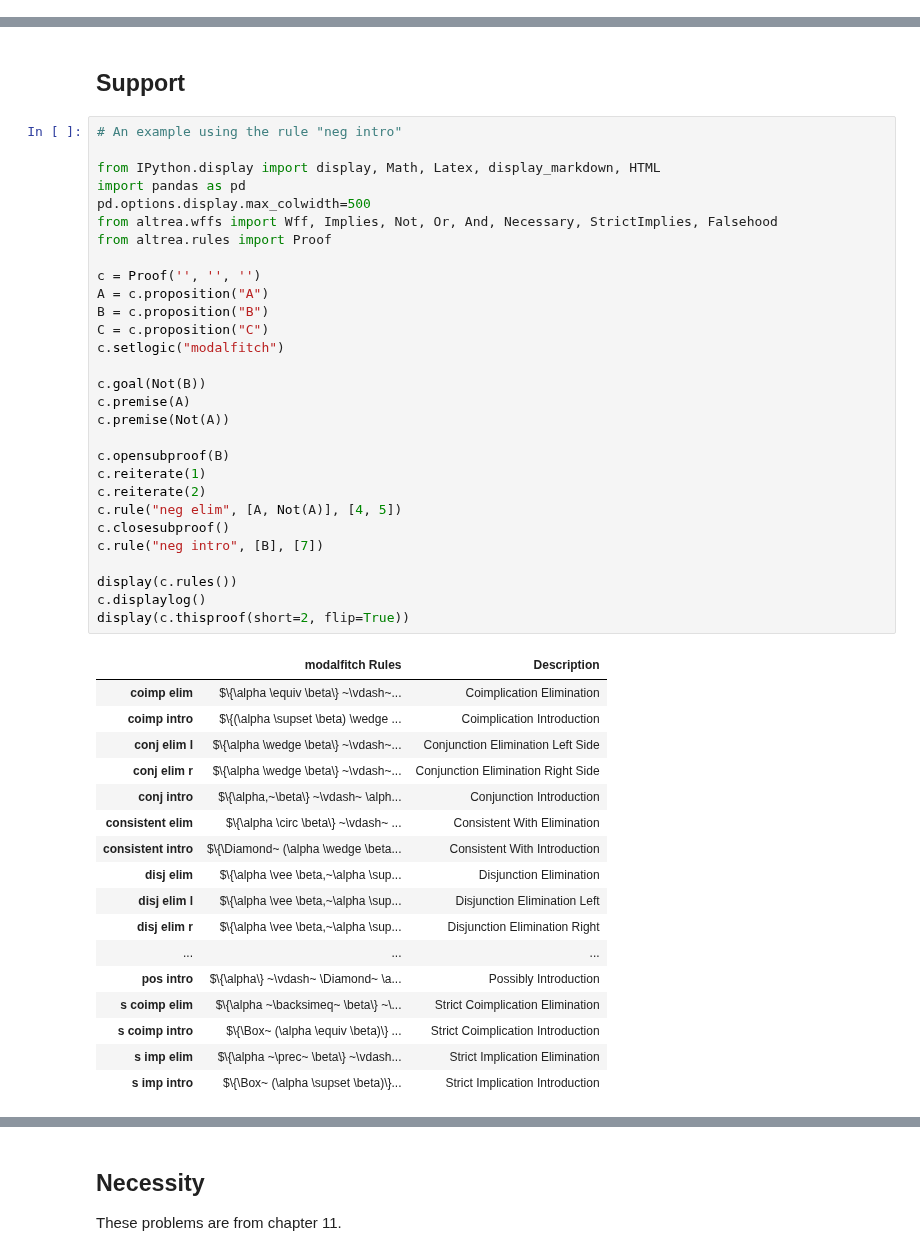
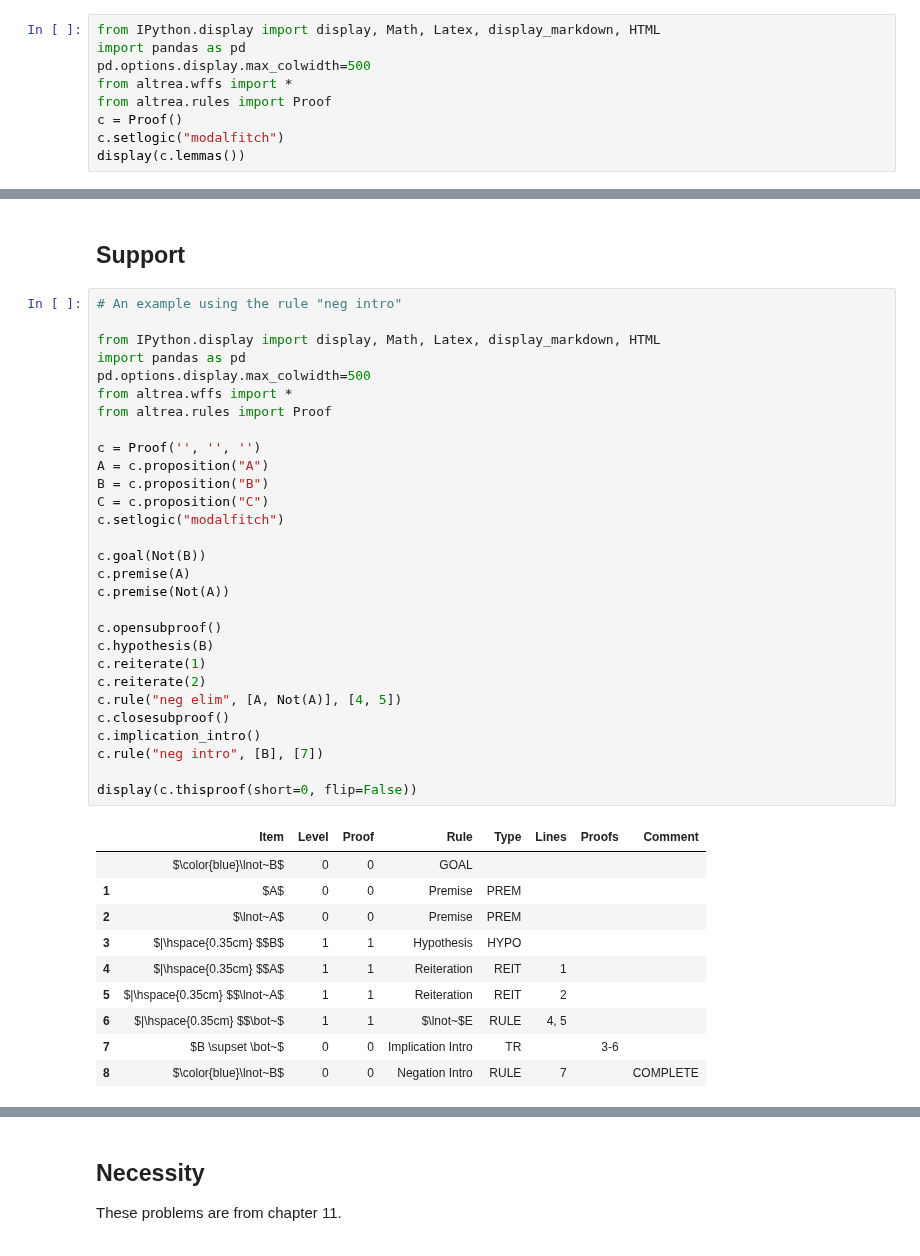
Before and after one commit to FrankHubeny/AltRea, a Jupyter notebook: modalfitch.ipynb, the cells around one changed output, grey strips where cells are left out. Cells and saved outputs as stored; diff of their text form.

```diff
--- a/modalfitch.ipynb
+++ b/modalfitch.ipynb
@@ -121,3 +117,12 @@ c.truthtable(useint=1)
 | 1 | 1 | $\parallel $ |  | 1 | $\color{green}\checkmark$ |
 | 2 | 0 | $\parallel $ |  | 0 | $\color{red}\chi$ |
 |  |  |  | Invalid |  |  |
+# %%
+from IPython.display import display, Math, Latex, display_markdown, HTML
+import pandas as pd
+pd.options.display.max_colwidth=500
+from altrea.wffs import *
+from altrea.rules import Proof
+c = Proof()
+c.setlogic("modalfitch")
+display(c.lemmas())
@@ -127,47 +139,40 @@ c.truthtable(useint=1)
 # %%
 # An example using the rule "neg intro"
 
 from IPython.display import display, Math, Latex, display_markdown, HTML
 import pandas as pd
 pd.options.display.max_colwidth=500
-from altrea.wffs import Wff, Implies, Not, Or, And, Necessary, StrictImplies, Falsehood
+from altrea.wffs import *
 from altrea.rules import Proof
 
 c = Proof('', '', '')
 A = c.proposition("A")
 B = c.proposition("B")
 C = c.proposition("C")
 c.setlogic("modalfitch")
 
 c.goal(Not(B))
 c.premise(A)
 c.premise(Not(A))
 
-c.opensubproof(B)
+c.opensubproof()
+c.hypothesis(B)
 c.reiterate(1)
 c.reiterate(2)
 c.rule("neg elim", [A, Not(A)], [4, 5])
 c.closesubproof()
+c.implication_intro()
 c.rule("neg intro", [B], [7])
 
-display(c.rules())
-c.displaylog()
-display(c.thisproof(short=2, flip=True))
+display(c.thisproof(short=0, flip=False))
 # %% [output]
-|  | modalfitch Rules | Description |
-| coimp elim | $\{\alpha \equiv \beta\} ~\vdash~... | Coimplication Elimination |
-| coimp intro | $\{(\alpha \supset \beta) \wedge ... | Coimplication Introduction |
-| conj elim l | $\{\alpha \wedge \beta\} ~\vdash~... | Conjunction Elimination Left Side |
-| conj elim r | $\{\alpha \wedge \beta\} ~\vdash~... | Conjunction Elimination Right Side |
-| conj intro | $\{\alpha,~\beta\} ~\vdash~ \alph... | Conjunction Introduction |
-| consistent elim | $\{\alpha \circ \beta\} ~\vdash~ ... | Consistent With Elimination |
-| consistent intro | $\{\Diamond~ (\alpha \wedge \beta... | Consistent With Introduction |
-| disj elim | $\{\alpha \vee \beta,~\alpha \sup... | Disjunction Elimination |
-| disj elim l | $\{\alpha \vee \beta,~\alpha \sup... | Disjunction Elimination Left |
-| disj elim r | $\{\alpha \vee \beta,~\alpha \sup... | Disjunction Elimination Right |
-| ... | ... | ... |
-| pos intro | $\{\alpha\} ~\vdash~ \Diamond~ \a... | Possibly Introduction |
-| s coimp elim | $\{\alpha ~\backsimeq~ \beta\} ~\... | Strict Coimplication Elimination |
-| s coimp intro | $\{\Box~ (\alpha \equiv \beta)\} ... | Strict Coimplication Introduction |
-| s imp elim | $\{\alpha ~\prec~ \beta\} ~\vdash... | Strict Implication Elimination |
-| s imp intro | $\{\Box~ (\alpha \supset \beta)\}... | Strict Implication Introduction |
+|  | Item | Level | Proof | Rule | Type | Lines | Proofs | Comment |
+|  | $\color{blue}\lnot~B$ | 0 | 0 | GOAL |  |  |  |  |
+| 1 | $A$ | 0 | 0 | Premise | PREM |  |  |  |
+| 2 | $\lnot~A$ | 0 | 0 | Premise | PREM |  |  |  |
+| 3 | $|\hspace{0.35cm} $$B$ | 1 | 1 | Hypothesis | HYPO |  |  |  |
+| 4 | $|\hspace{0.35cm} $$A$ | 1 | 1 | Reiteration | REIT | 1 |  |  |
+| 5 | $|\hspace{0.35cm} $$\lnot~A$ | 1 | 1 | Reiteration | REIT | 2 |  |  |
+| 6 | $|\hspace{0.35cm} $$\bot~$ | 1 | 1 | $\lnot~$E | RULE | 4, 5 |  |  |
+| 7 | $B \supset \bot~$ | 0 | 0 | Implication Intro | TR |  | 3-6 |  |
+| 8 | $\color{blue}\lnot~B$ | 0 | 0 | Negation Intro | RULE | 7 |  | COMPLETE |
```
Also changed, not shown: parts of 27 cells of this notebook, 23 other files.
